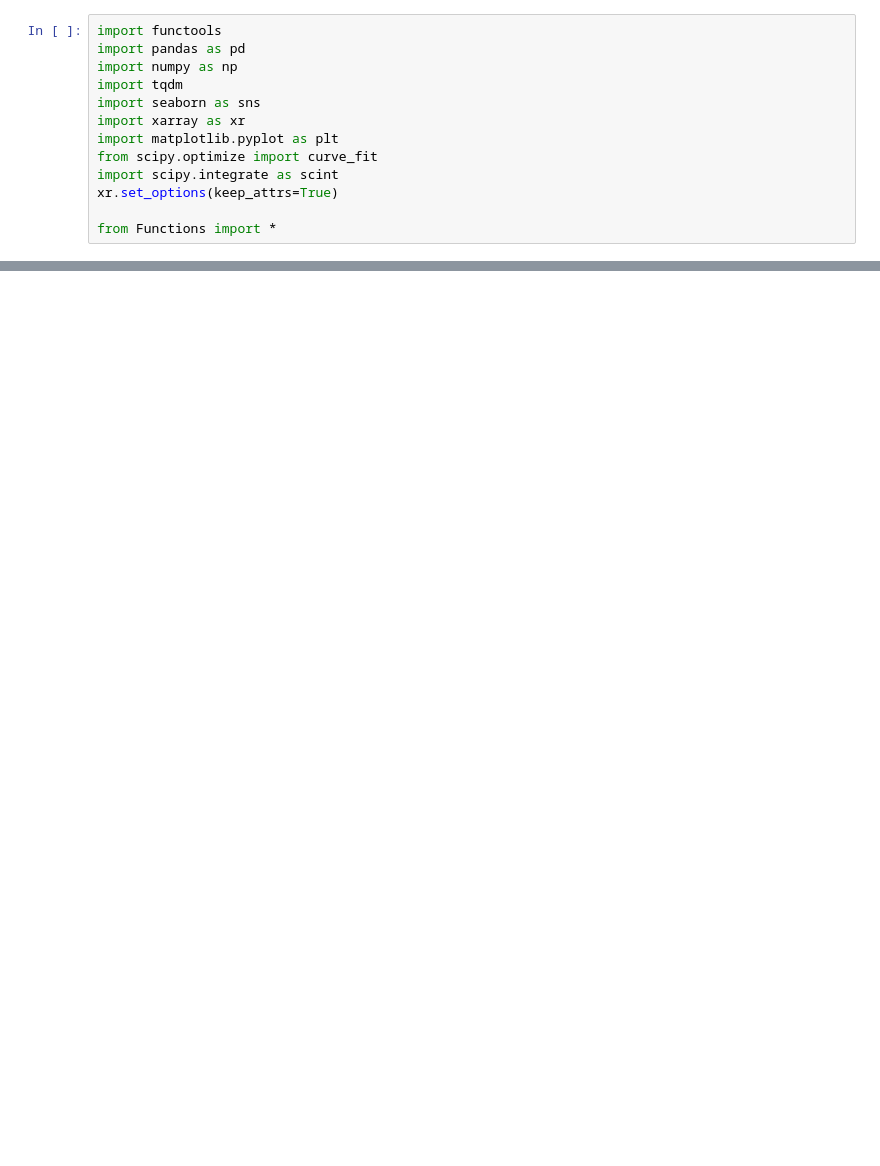
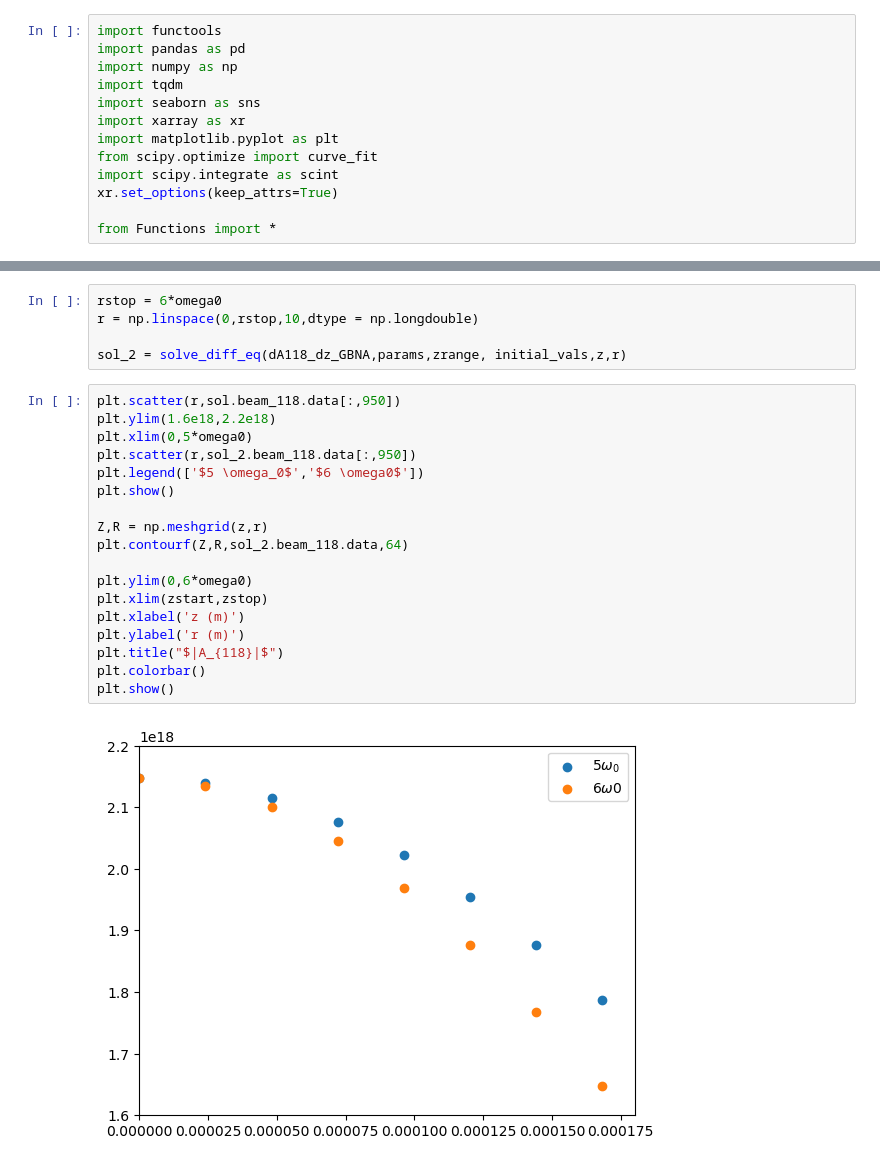
Before and after one commit to OliverQuinonez/118-Project, a Jupyter notebook: rProblem.ipynb, the cells around one changed output, grey strips where cells are left out. Cells and saved outputs as stored; diff of their text form; blank space fills up the shorter version.

```diff
--- a/rProblem.ipynb
+++ b/rProblem.ipynb
@@ -65,0 +64,25 @@ plt.show()
+# %%
+rstop = 6*omega0
+r = np.linspace(0,rstop,10,dtype = np.longdouble)
+
+sol_2 = solve_diff_eq(dA118_dz_GBNA,params,zrange, initial_vals,z,r)
+# %%
+plt.scatter(r,sol.beam_118.data[:,950])
+plt.ylim(1.6e18,2.2e18)
+plt.xlim(0,5*omega0)
+plt.scatter(r,sol_2.beam_118.data[:,950])
+plt.legend(['$5 \omega_0$','$6 \omega0$'])
+plt.show()
+
+Z,R = np.meshgrid(z,r)
+plt.contourf(Z,R,sol_2.beam_118.data,64)
+
+plt.ylim(0,6*omega0)
+plt.xlim(zstart,zstop)
+plt.xlabel('z (m)')
+plt.ylabel('r (m)')
+plt.title("$|A_{118}|$")
+plt.colorbar()
+plt.show()
+# %% [output]
+[figure, added]
```
Also changed, not shown: parts of 4 cells of this notebook, 2 other files.
